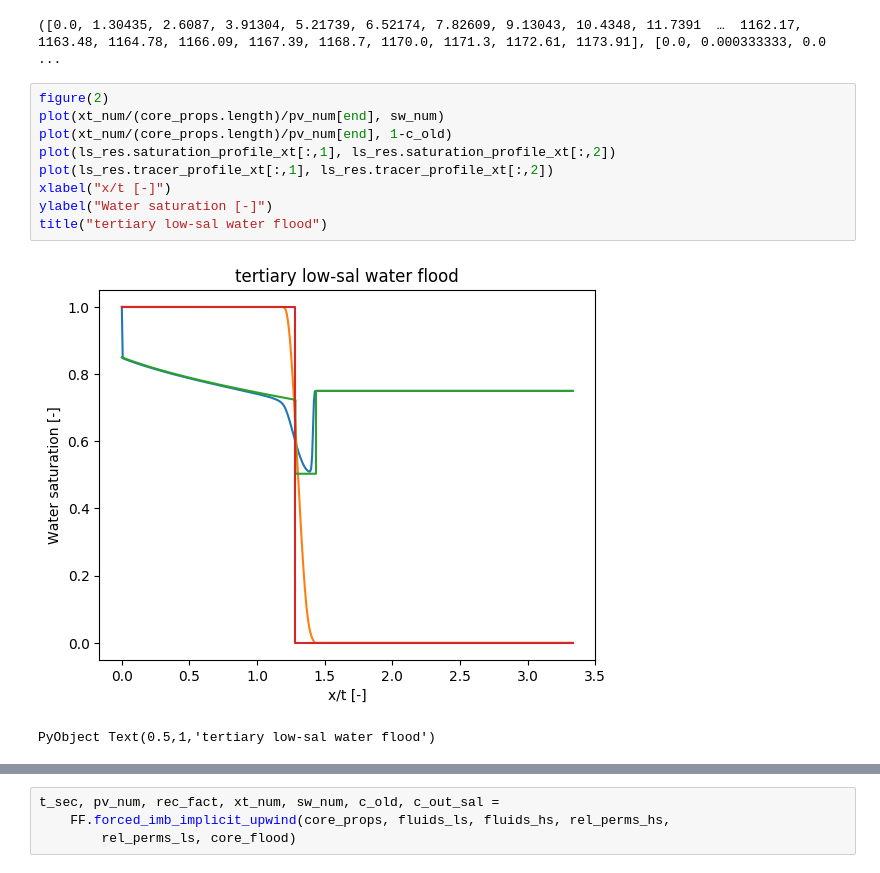
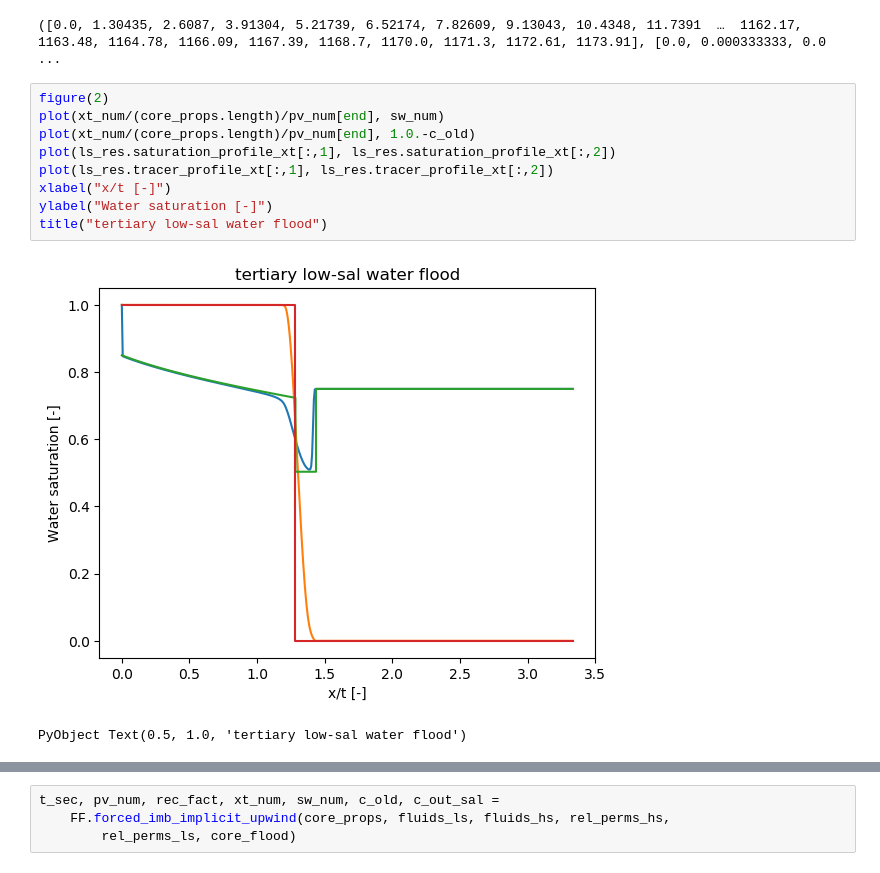
Before and after one commit to simulkade/peteng, a Jupyter notebook: analytical/notebooks/fractional_flow_smart_water.ipynb, the cells around one changed output, grey strips where cells are left out. Saved outputs shown, nothing was run; the diff lists cells and outputs as text.

```diff
--- a/analytical/notebooks/fractional_flow_smart_water.ipynb
+++ b/analytical/notebooks/fractional_flow_smart_water.ipynb
@@ -171,15 +187,15 @@ t_sec, pv_num, rec_fact, xt_num, sw_num, c_old, c_out_sal =
 # %%
 figure(2)
 plot(xt_num/(core_props.length)/pv_num[end], sw_num)
-plot(xt_num/(core_props.length)/pv_num[end], 1-c_old)
+plot(xt_num/(core_props.length)/pv_num[end], 1.0.-c_old)
 plot(ls_res.saturation_profile_xt[:,1], ls_res.saturation_profile_xt[:,2])
 plot(ls_res.tracer_profile_xt[:,1], ls_res.tracer_profile_xt[:,2])
 xlabel("x/t [-]")
 ylabel("Water saturation [-]")
 title("tertiary low-sal water flood")
 # %% [output]
-[figure, old version]
+[figure, new version]
-PyObject Text(0.5,1,'tertiary low-sal water flood')
+PyObject Text(0.5, 1.0, 'tertiary low-sal water flood')
 # %%
 sor_hs = 0.20
 sw_init = 1-sor_hs
```
Also changed, not shown: parts of 10 cells of this notebook, 7 other files.
